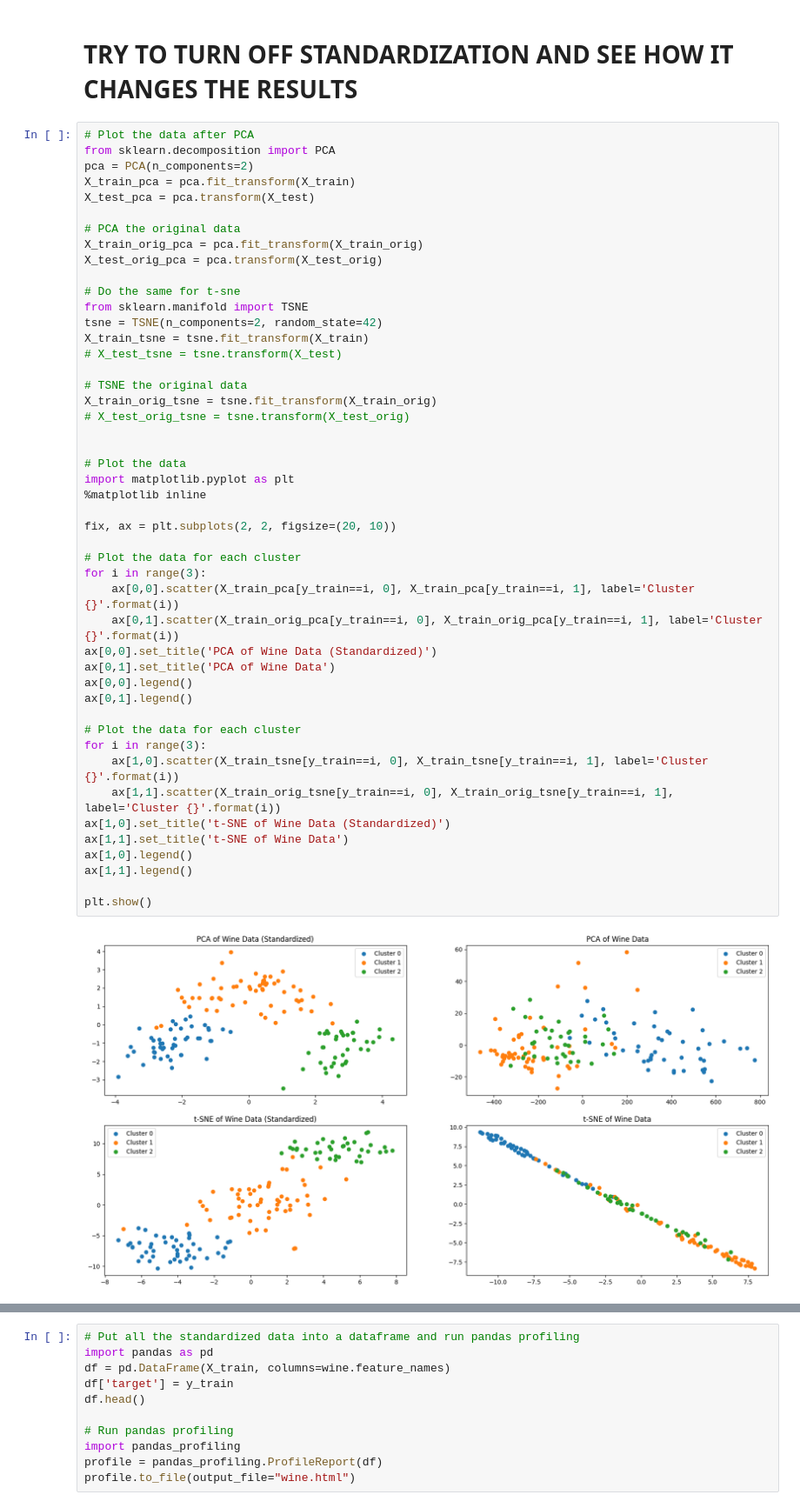
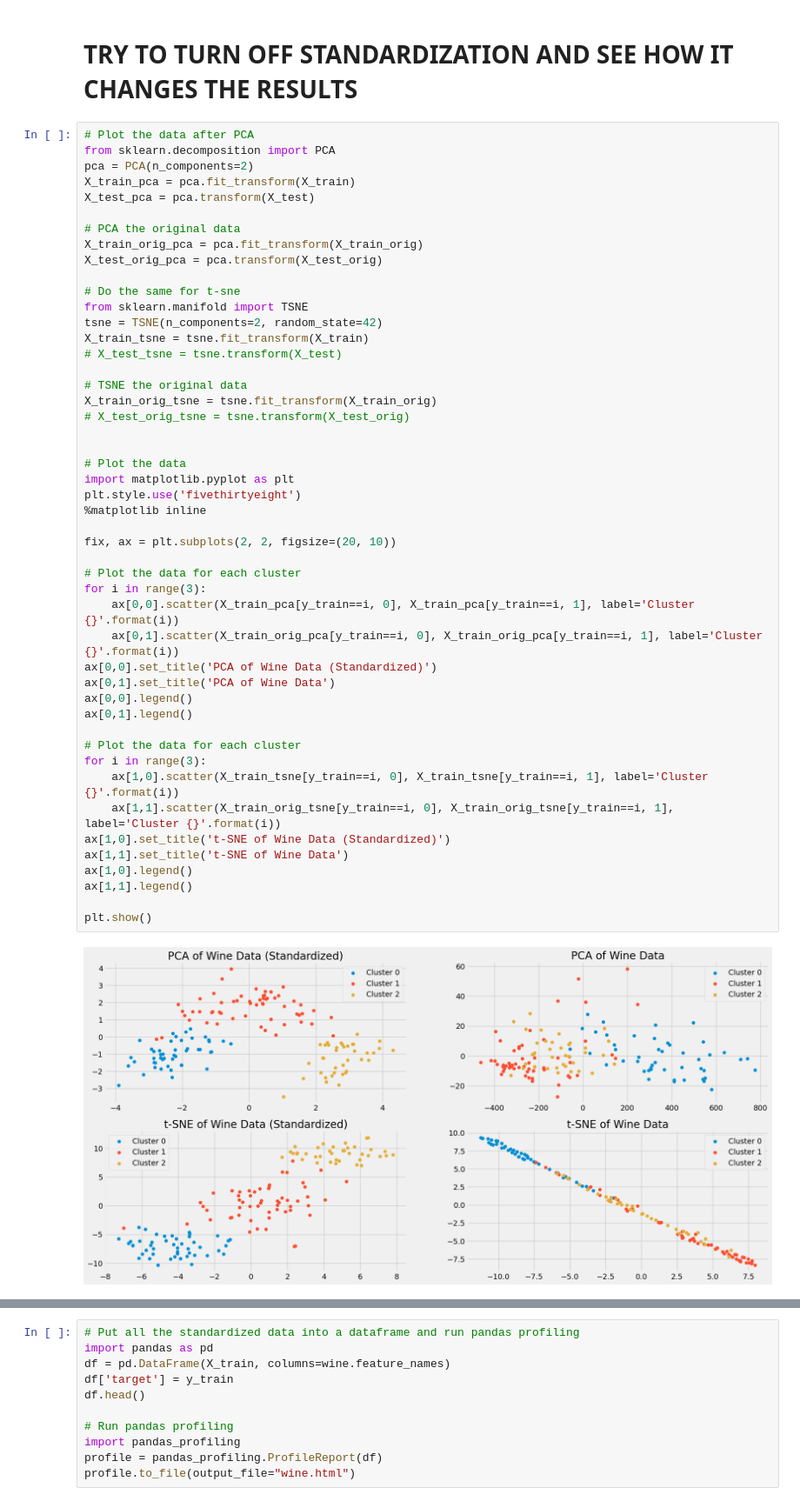
Before and after one commit to Askenm/AASAMC, a Jupyter notebook: wine_src/1-agmo.ipynb, the cells around one changed output, grey strips where cells are left out. Shown at 87% size. Saved outputs shown, nothing was run; the diff lists cells and outputs as text.

```diff
--- a/wine_src/1-agmo.ipynb
+++ b/wine_src/1-agmo.ipynb
@@ -131,34 +153,35 @@ X_train_tsne = tsne.fit_transform(X_train)
 X_train_orig_tsne = tsne.fit_transform(X_train_orig)
 # X_test_orig_tsne = tsne.transform(X_test_orig)
 
 
 # Plot the data
 import matplotlib.pyplot as plt
+plt.style.use('fivethirtyeight')
 %matplotlib inline
 
 fix, ax = plt.subplots(2, 2, figsize=(20, 10))
 
 # Plot the data for each cluster
 for i in range(3):
     ax[0,0].scatter(X_train_pca[y_train==i, 0], X_train_pca[y_train==i, 1], label='Cluster {}'.format(i))
     ax[0,1].scatter(X_train_orig_pca[y_train==i, 0], X_train_orig_pca[y_train==i, 1], label='Cluster {}'.format(i))
 ax[0,0].set_title('PCA of Wine Data (Standardized)')
 ax[0,1].set_title('PCA of Wine Data')
 ax[0,0].legend()
 ax[0,1].legend()
 
 # Plot the data for each cluster
 for i in range(3):
     ax[1,0].scatter(X_train_tsne[y_train==i, 0], X_train_tsne[y_train==i, 1], label='Cluster {}'.format(i))
     ax[1,1].scatter(X_train_orig_tsne[y_train==i, 0], X_train_orig_tsne[y_train==i, 1], label='Cluster {}'.format(i))
 ax[1,0].set_title('t-SNE of Wine Data (Standardized)')
 ax[1,1].set_title('t-SNE of Wine Data')
 ax[1,0].legend()
 ax[1,1].legend()
 
 plt.show()
 # %% [output]
-[figure, old version]
+[figure, new version]
 # %%
 # Clustering on the reduced data
 # Clustering
```
Also changed, not shown: parts of 5 cells of this notebook, 7 other files.
